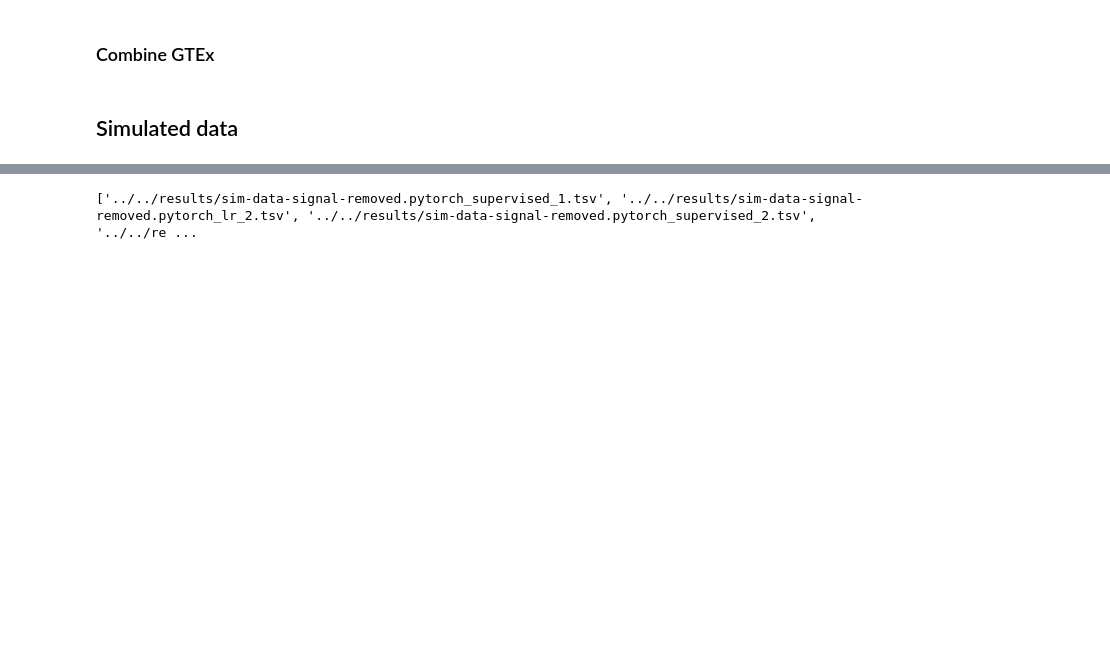
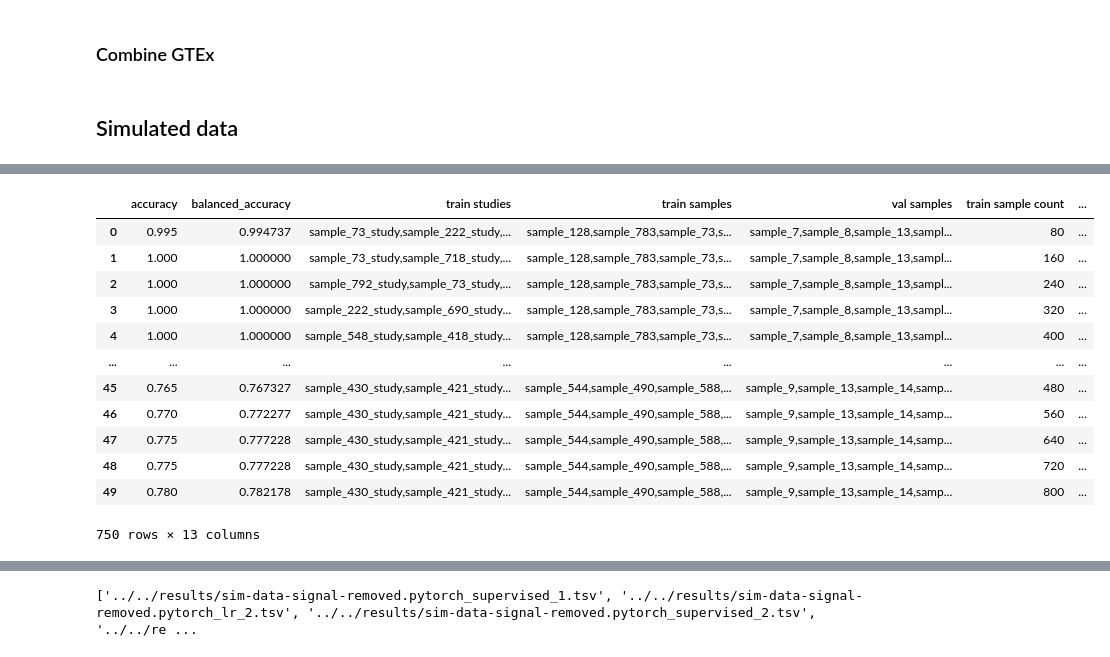
Before and after one commit to greenelab/linear_signal, a Jupyter notebook: notebook/analysis/visualize_results.ipynb, the cells around one changed output, grey strips where cells are left out. Drawn from its saved outputs; the diff is of its cells as text; code cells hidden in the pictures; blank space fills up the shorter version.

```diff
--- a/notebook/analysis/visualize_results.ipynb
+++ b/notebook/analysis/visualize_results.ipynb
@@ -817 +823,17 @@ tissue_metrics['Model'] = tissue_metrics['Model'].str.replace('pytorch_lr', 'Log
+# %%
+tissue_metrics
+# %% [output]
+|  | accuracy | balanced_accuracy | train studies | train samples | val samples | train sample count | ... |
+| 0 | 0.995 | 0.994737 | sample_73_study,sample_222_study,... | sample_128,sample_783,sample_73,s... | sample_7,sample_8,sample_13,sampl... | 80 | ... |
+| 1 | 1.000 | 1.000000 | sample_73_study,sample_718_study,... | sample_128,sample_783,sample_73,s... | sample_7,sample_8,sample_13,sampl... | 160 | ... |
+| 2 | 1.000 | 1.000000 | sample_792_study,sample_73_study,... | sample_128,sample_783,sample_73,s... | sample_7,sample_8,sample_13,sampl... | 240 | ... |
+| 3 | 1.000 | 1.000000 | sample_222_study,sample_690_study... | sample_128,sample_783,sample_73,s... | sample_7,sample_8,sample_13,sampl... | 320 | ... |
+| 4 | 1.000 | 1.000000 | sample_548_study,sample_418_study... | sample_128,sample_783,sample_73,s... | sample_7,sample_8,sample_13,sampl... | 400 | ... |
+| ... | ... | ... | ... | ... | ... | ... | ... |
+| 45 | 0.765 | 0.767327 | sample_430_study,sample_421_study... | sample_544,sample_490,sample_588,... | sample_9,sample_13,sample_14,samp... | 480 | ... |
+| 46 | 0.770 | 0.772277 | sample_430_study,sample_421_study... | sample_544,sample_490,sample_588,... | sample_9,sample_13,sample_14,samp... | 560 | ... |
+| 47 | 0.775 | 0.777228 | sample_430_study,sample_421_study... | sample_544,sample_490,sample_588,... | sample_9,sample_13,sample_14,samp... | 640 | ... |
+| 48 | 0.775 | 0.777228 | sample_430_study,sample_421_study... | sample_544,sample_490,sample_588,... | sample_9,sample_13,sample_14,samp... | 720 | ... |
+| 49 | 0.780 | 0.782178 | sample_430_study,sample_421_study... | sample_544,sample_490,sample_588,... | sample_9,sample_13,sample_14,samp... | 800 | ... |
+750 rows × 13 columns
 # %%
```
Also changed, not shown: parts of 12 cells of this notebook.
